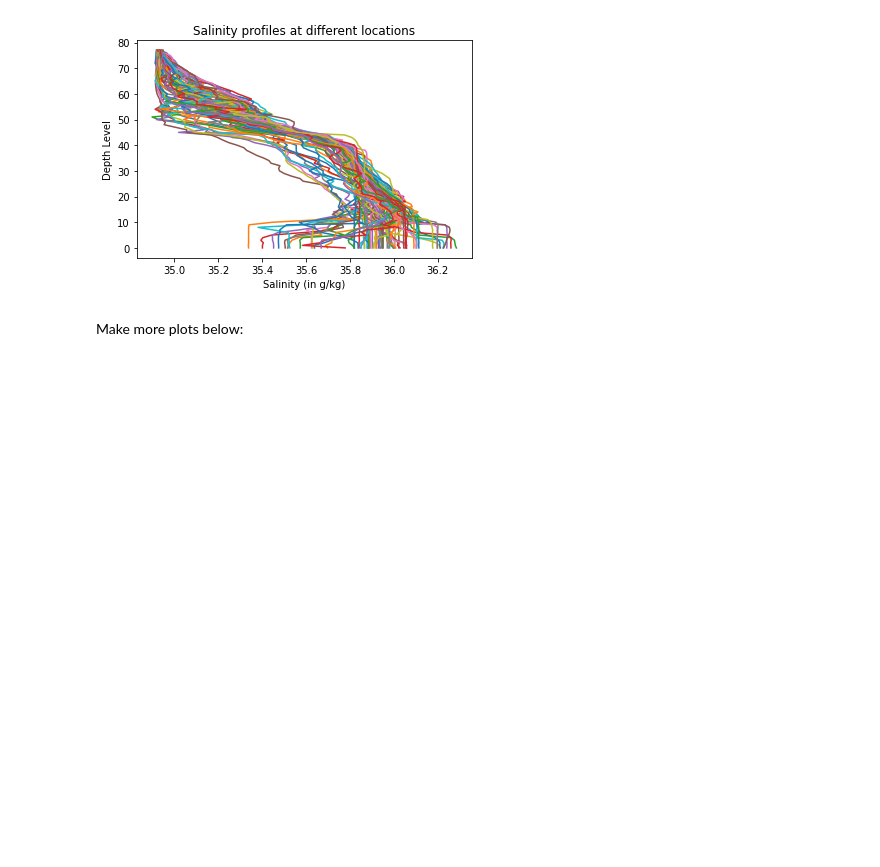
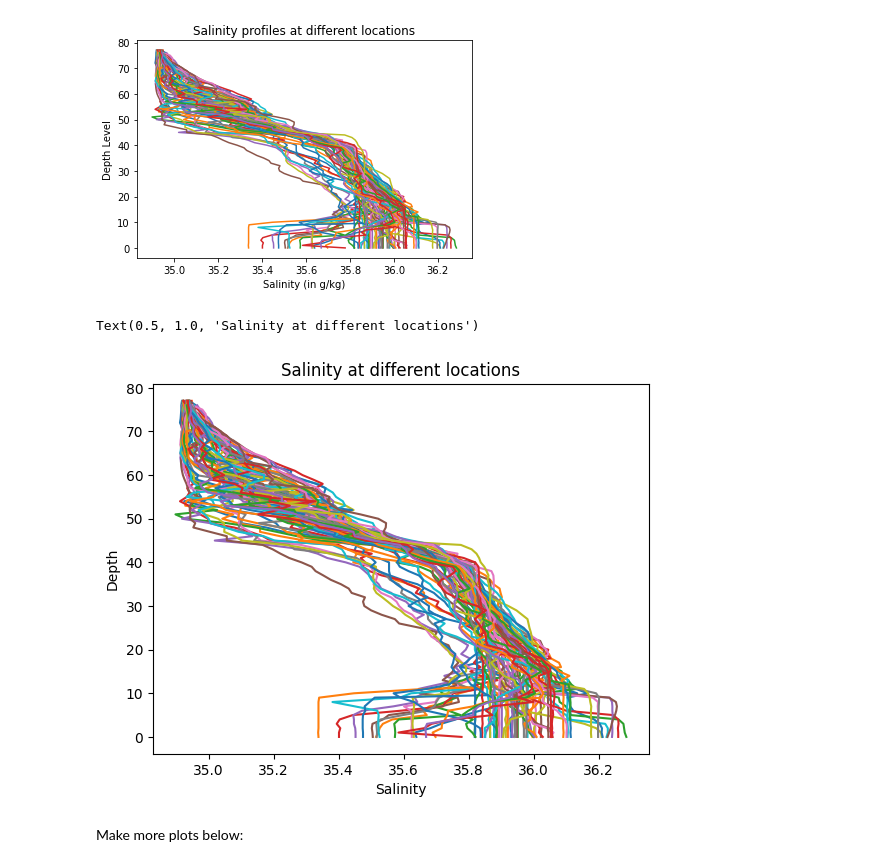
Before and after one commit to SamLutz/2023_Intro_Python, a Jupyter notebook: W2_S1.ipynb, the cells around one changed output. Drawn from its saved outputs; the diff is of its cells as text; code cells hidden in the pictures; blank space fills up the shorter version.

```diff
--- a/W2_S1.ipynb
+++ b/W2_S1.ipynb
@@ -93,7 +91,7 @@ array([[   6.80000019,    6.0999999 ,    6.5       , ...,    7.0999999 ,
 # %% [markdown]
 Then, load the files as `numpy` arrays, for instance using list comprehension
 # %%
-P,level,t,lon,lat,S,date = [np.load(fil) for fil in files]
+level,lat,T,S,date,P,lon = [np.load(fil) for fil in files]
 # %%
 T
 # %% [output]
@@ -262,9 +282,12 @@ Hint 2: Each plot should have a line for each column of data. It will look messy
 # %% [markdown]
 ![Salinity_example.png](embedded-picture-1)
 # %%
-plt.plot(___,___); # The semi-colon prevents printing the line objects
-plt.xlabel(___) # Takes a string as argument
-plt.ylabel(___)
-plt.title(___)
+plt.plot(S,level); # The semi-colon prevents printing the line objects
+plt.xlabel('Salinity') # Takes a string as argument
+plt.ylabel('Depth')
+plt.title('Salinity at different locations')
+# %% [output]
+Text(0.5, 1.0, 'Salinity at different locations')
+[figure, added]
 # %% [markdown]
 Make more plots below:
```
Also changed, not shown: parts of 28 cells of this notebook.
